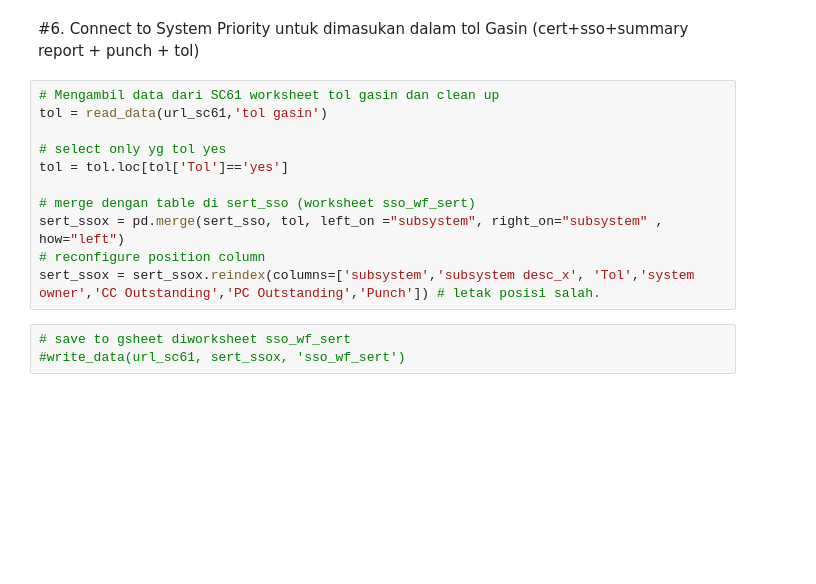
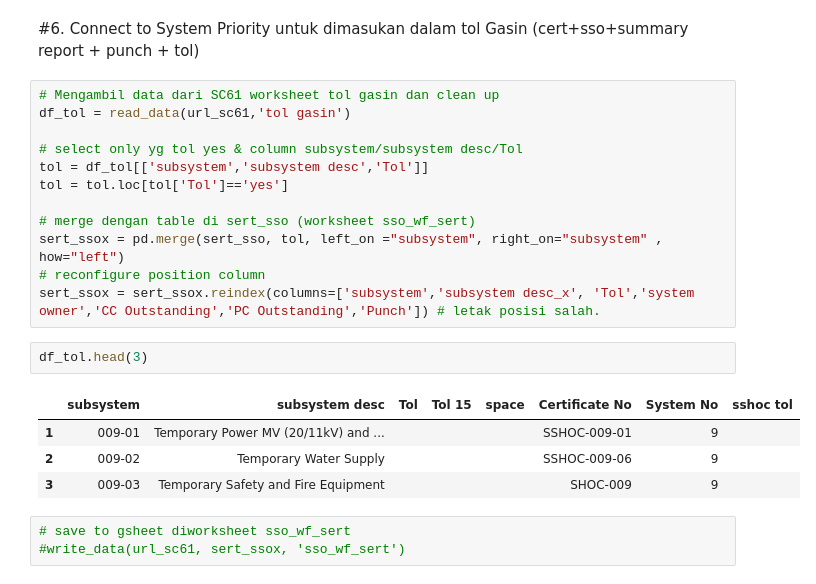
Before and after one commit to jimxs74/SC, a Jupyter notebook: SC61_Colaboratory.ipynb, the cells around one changed output. Cells and saved outputs as stored; diff of their text form; blank space fills up the shorter version.

```diff
--- a/SC61_Colaboratory.ipynb
+++ b/SC61_Colaboratory.ipynb
@@ -265,15 +262,23 @@ sert_sso = pd.merge(sert_sso, pl, left_on ="subsystem", right_on="Sub System No"
 #6. Connect to System Priority untuk dimasukan dalam tol Gasin  (cert+sso+summary report + punch + tol)
 # %%
 # Mengambil data dari SC61 worksheet tol gasin dan clean up
-tol = read_data(url_sc61,'tol gasin')
+df_tol = read_data(url_sc61,'tol gasin')
 
-# select only yg tol yes
+# select only yg tol yes & column subsystem/subsystem desc/Tol
+tol = df_tol[['subsystem','subsystem desc','Tol']]
 tol = tol.loc[tol['Tol']=='yes']
 
 # merge dengan table di sert_sso (worksheet sso_wf_sert)
 sert_ssox = pd.merge(sert_sso, tol, left_on ="subsystem", right_on="subsystem" , how="left")
 # reconfigure position column
 sert_ssox = sert_ssox.reindex(columns=['subsystem','subsystem desc_x', 'Tol','system owner','CC Outstanding','PC Outstanding','Punch']) # letak posisi salah.
+# %%
+df_tol.head(3)
+# %% [output]
+|  | subsystem | subsystem desc | Tol | Tol 15 | space | Certificate No | System No | sshoc tol |
+| 1 | 009-01 | Temporary Power MV (20/11kV) and ... |  |  |  | SSHOC-009-01 | 9 |  |
+| 2 | 009-02 | Temporary Water Supply |  |  |  | SSHOC-009-06 | 9 |  |
+| 3 | 009-03 | Temporary Safety and Fire Equipment |  |  |  | SHOC-009 | 9 |  |
 # %%
 # save to gsheet diworksheet sso_wf_sert
 #write_data(url_sc61, sert_ssox, 'sso_wf_sert')
```
Also changed, not shown: parts of 12 cells of this notebook.
